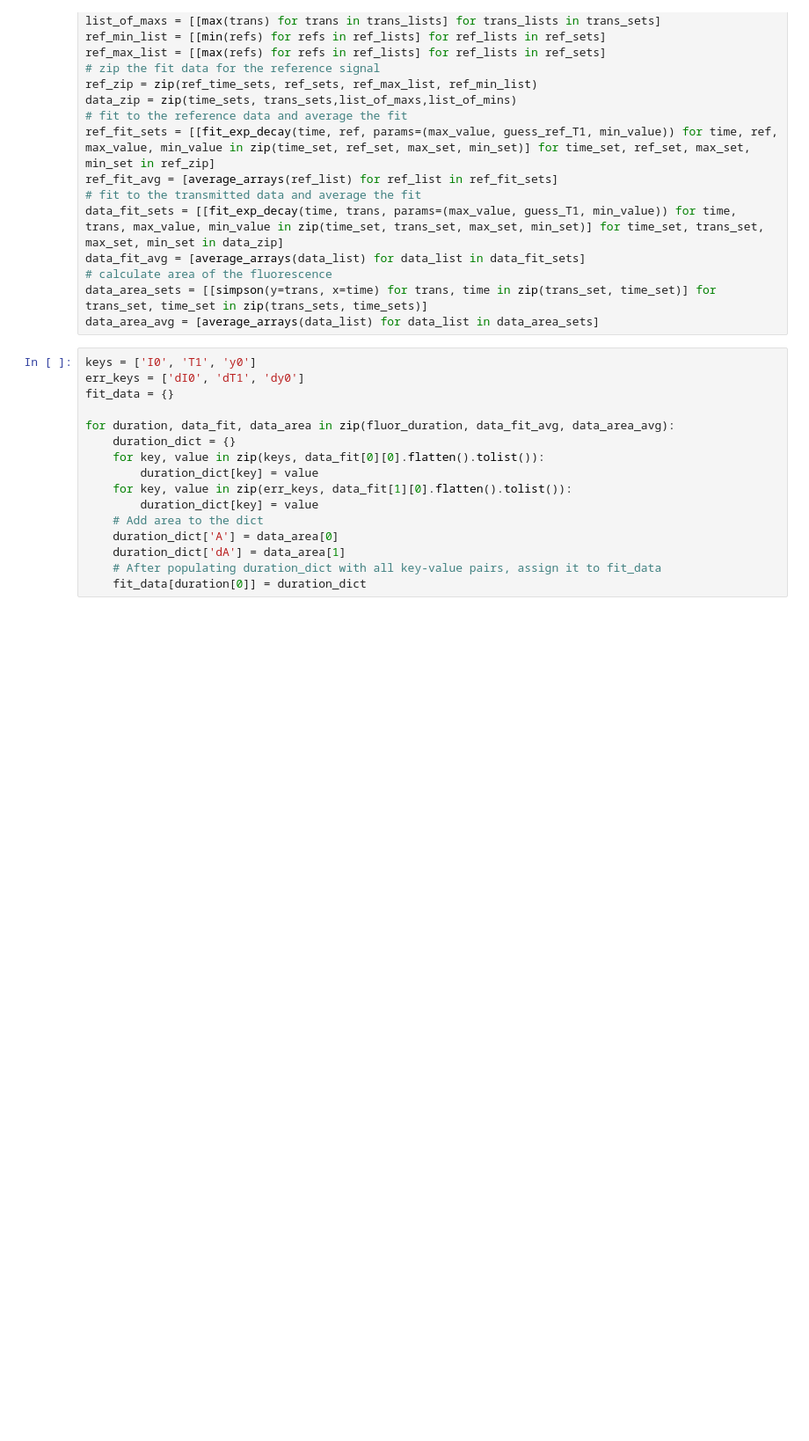
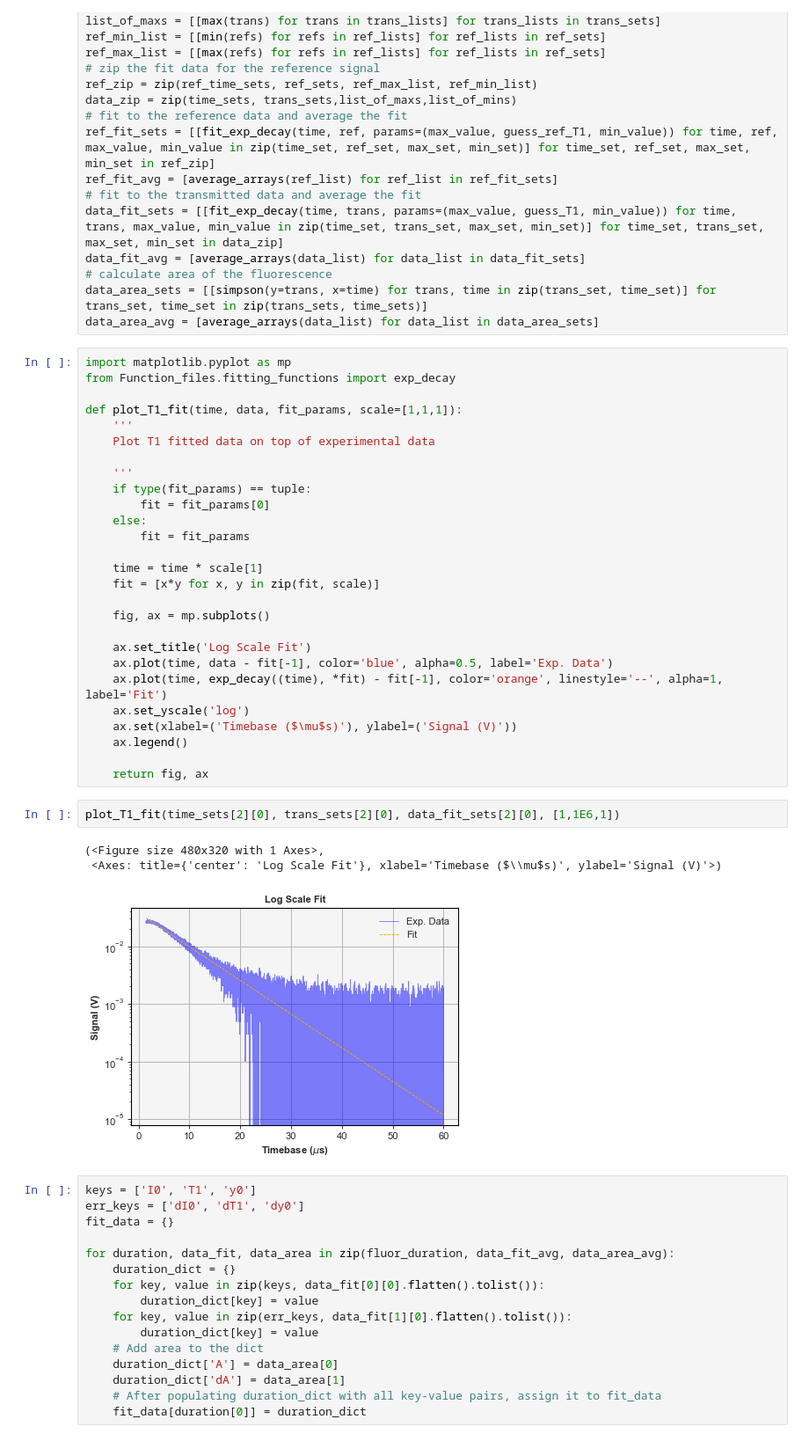
Before and after one commit to SMK-UK/Lifetime, a Jupyter notebook: T1/main_T1.ipynb, the cells around one changed output. Shown: that part at 88% size. Cells and saved outputs as stored; diff of their text form; blank space fills up the shorter version.

```diff
--- a/T1/main_T1.ipynb
+++ b/T1/main_T1.ipynb
@@ -104,6 +111,39 @@ data_fit_avg = [average_arrays(data_list) for data_list in data_fit_sets]
 # calculate area of the fluorescence
 data_area_sets = [[simpson(y=trans, x=time) for trans, time in zip(trans_set, time_set)] for trans_set, time_set in zip(trans_sets, time_sets)]
 data_area_avg = [average_arrays(data_list) for data_list in data_area_sets]
+# %%
+import matplotlib.pyplot as mp
+from Function_files.fitting_functions import exp_decay
+
+def plot_T1_fit(time, data, fit_params, scale=[1,1,1]):
+    '''
+    Plot T1 fitted data on top of experimental data
+
+    '''
+    if type(fit_params) == tuple:
+        fit = fit_params[0]
+    else:
+        fit = fit_params
+
+    time = time * scale[1]
+    fit = [x*y for x, y in zip(fit, scale)]
+
+    fig, ax = mp.subplots()
+
+    ax.set_title('Log Scale Fit')
+    ax.plot(time, data - fit[-1], color='blue', alpha=0.5, label='Exp. Data')
+    ax.plot(time, exp_decay((time), *fit) - fit[-1], color='orange', linestyle='--', alpha=1, label='Fit')
+    ax.set_yscale('log')
+    ax.set(xlabel=('Timebase ($\mu$s)'), ylabel=('Signal (V)'))
+    ax.legend()
+
+    return fig, ax
+# %%
+plot_T1_fit(time_sets[2][0], trans_sets[2][0], data_fit_sets[2][0], [1,1E6,1])
+# %% [output]
+(<Figure size 480x320 with 1 Axes>,
+ <Axes: title={'center': 'Log Scale Fit'}, xlabel='Timebase ($\\mu$s)', ylabel='Signal (V)'>)
+[figure, added]
 # %%
 keys = ['I0', 'T1', 'y0']
 err_keys = ['dI0', 'dT1', 'dy0']
```
Also changed, not shown: parts of 2 cells of this notebook, 2 other files.
